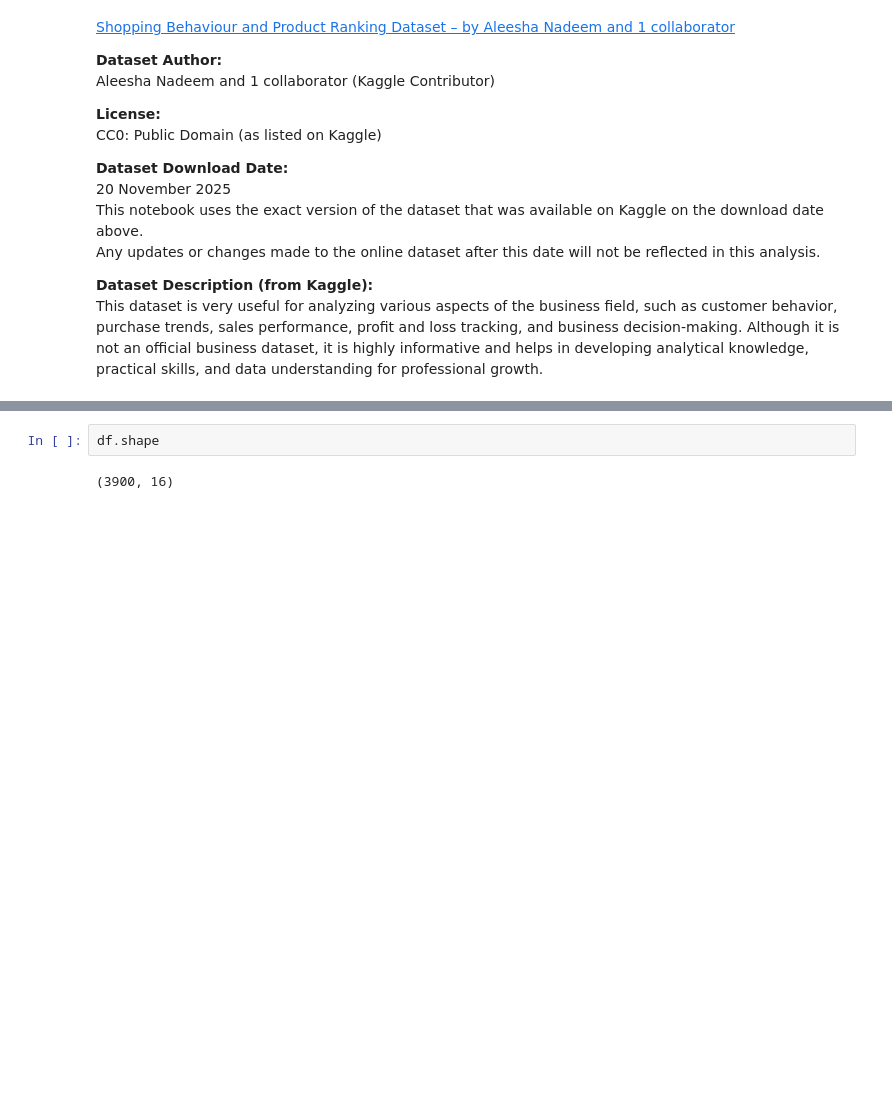
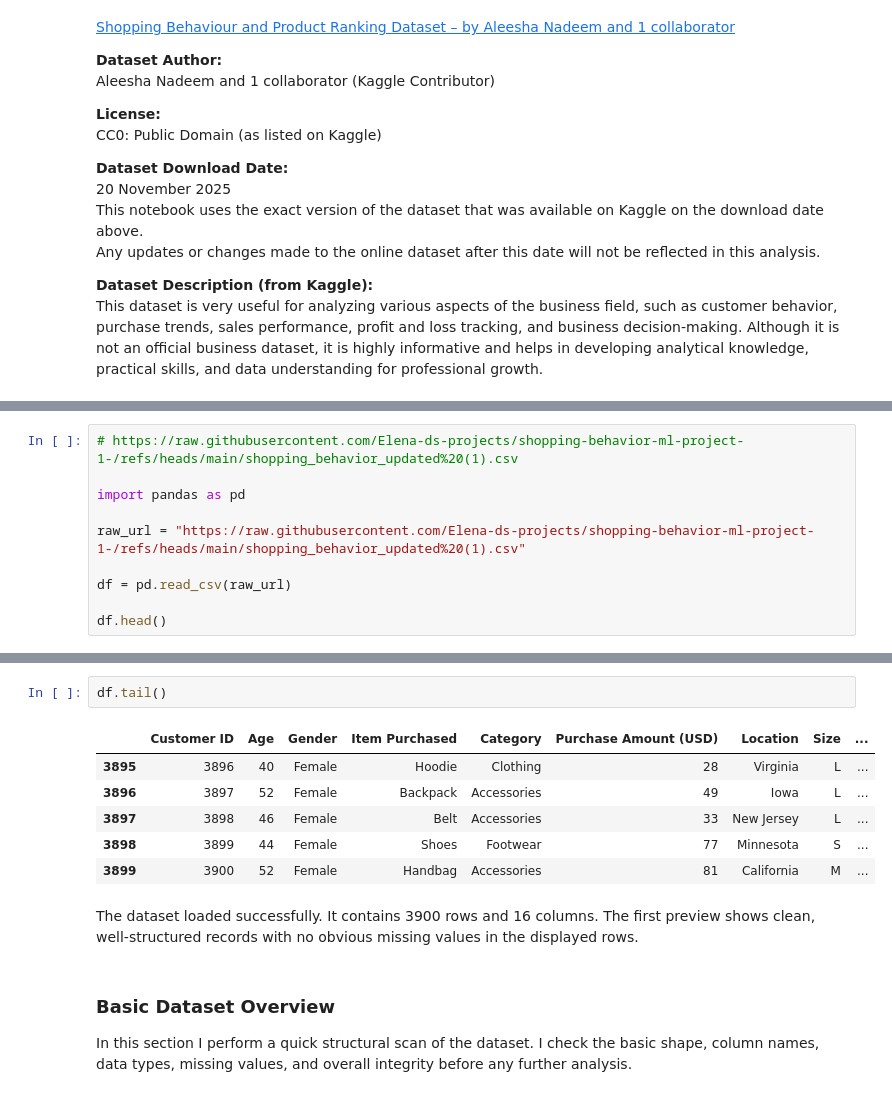
Before and after one commit to Elena-ds-projects/shopping-behavior-ml-project-1-, a Jupyter notebook: Shopping_Behavior_&_Product_Ranking_Dataset.ipynb, the cells around one changed output, grey strips where cells are left out. Drawn from its saved outputs; the diff is of its cells as text; blank space fills up the shorter version.

```diff
--- a/Shopping_Behavior_&_Product_Ranking_Dataset.ipynb
+++ b/Shopping_Behavior_&_Product_Ranking_Dataset.ipynb
@@ -47,0 +36,10 @@ df.head()
+# %%
+# https://raw.githubusercontent.com/Elena-ds-projects/shopping-behavior-ml-project-1-/refs/heads/main/shopping_behavior_updated%20(1).csv
+
+import pandas as pd
+
+raw_url = "https://raw.githubusercontent.com/Elena-ds-projects/shopping-behavior-ml-project-1-/refs/heads/main/shopping_behavior_updated%20(1).csv"
+
+df = pd.read_csv(raw_url)
+
+df.head()
@@ -48,4 +53,16 @@ df.head()
 # %%
-df.shape
+df.tail()
 # %% [output]
-(3900, 16)
+|  | Customer ID | Age | Gender | Item Purchased | Category | Purchase Amount (USD) | Location | Size | ... |
+| 3895 | 3896 | 40 | Female | Hoodie | Clothing | 28 | Virginia | L | ... |
+| 3896 | 3897 | 52 | Female | Backpack | Accessories | 49 | Iowa | L | ... |
+| 3897 | 3898 | 46 | Female | Belt | Accessories | 33 | New Jersey | L | ... |
+| 3898 | 3899 | 44 | Female | Shoes | Footwear | 77 | Minnesota | S | ... |
+| 3899 | 3900 | 52 | Female | Handbag | Accessories | 81 | California | M | ... |
+# %% [markdown]
+The dataset loaded successfully. It contains 3900 rows and 16 columns.
+The first preview shows clean, well-structured records with no obvious missing values in the displayed rows.
+# %% [markdown]
+### Basic Dataset Overview
+In this section I perform a quick structural scan of the dataset.
+I check the basic shape, column names, data types, missing values, and overall integrity before any further analysis.
```
Also changed, not shown: parts of 22 cells of this notebook.
